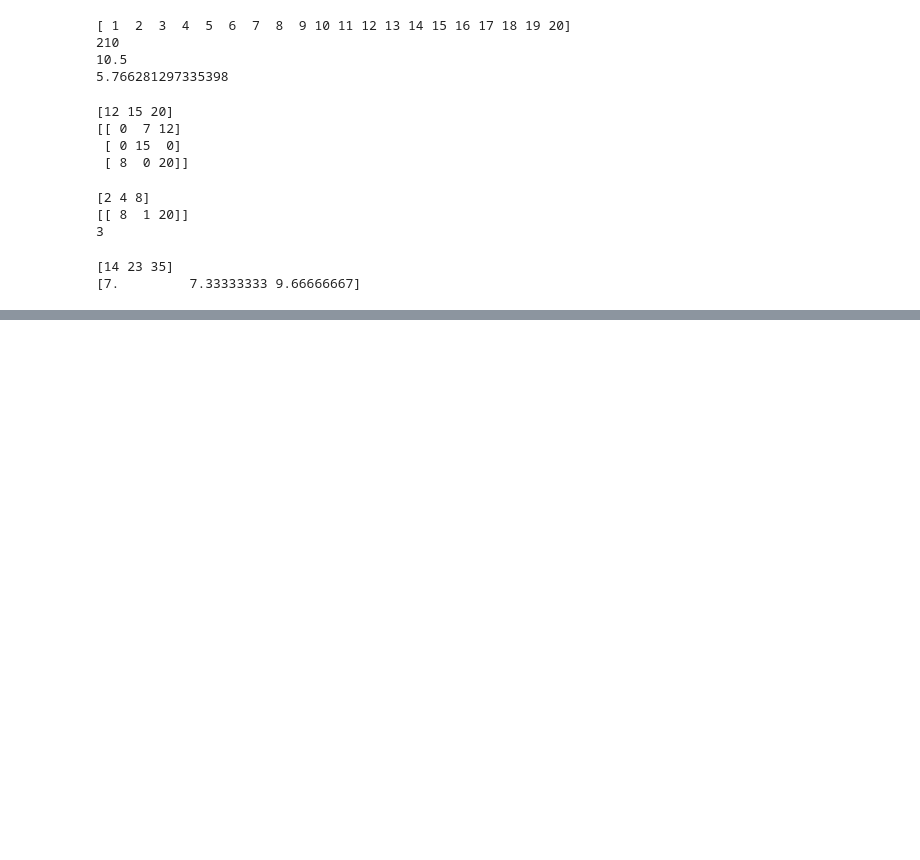
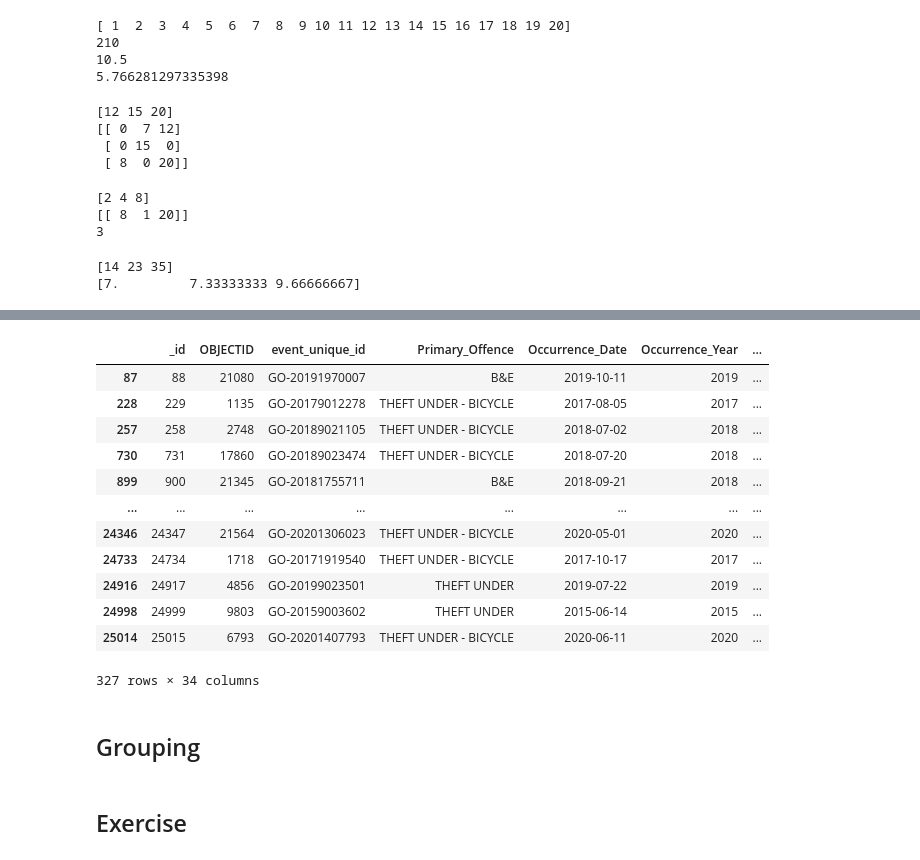
Before and after one commit to TheCodeGnome/python, a Jupyter notebook: session05.ipynb, the cells around one changed output, grey strips where cells are left out. Drawn from its saved outputs; the diff is of its cells as text; code cells hidden in the pictures; blank space fills up the shorter version.

Commit message:
pandas with exercise

```diff
--- a/session05.ipynb
+++ b/session05.ipynb
@@ -244,0 +440,20 @@ print(arr4.mean(axis=1))
+# %%
+# Filtering
+
+Models_to_keep = ["HYBRID","SIRRUS","ESCAPE"]
+# Filter using .loc[]
+df.loc[df["Bike_Model"].isin(Models_to_keep)]
+# %% [output]
+|  | _id | OBJECTID | event_unique_id | Primary_Offence | Occurrence_Date | Occurrence_Year | ... |
+| 87 | 88 | 21080 | GO-20191970007 | B&E | 2019-10-11 | 2019 | ... |
+| 228 | 229 | 1135 | GO-20179012278 | THEFT UNDER - BICYCLE | 2017-08-05 | 2017 | ... |
+| 257 | 258 | 2748 | GO-20189021105 | THEFT UNDER - BICYCLE | 2018-07-02 | 2018 | ... |
+| 730 | 731 | 17860 | GO-20189023474 | THEFT UNDER - BICYCLE | 2018-07-20 | 2018 | ... |
+| 899 | 900 | 21345 | GO-20181755711 | B&E | 2018-09-21 | 2018 | ... |
+| ... | ... | ... | ... | ... | ... | ... | ... |
+| 24346 | 24347 | 21564 | GO-20201306023 | THEFT UNDER - BICYCLE | 2020-05-01 | 2020 | ... |
+| 24733 | 24734 | 1718 | GO-20171919540 | THEFT UNDER - BICYCLE | 2017-10-17 | 2017 | ... |
+| 24916 | 24917 | 4856 | GO-20199023501 | THEFT UNDER | 2019-07-22 | 2019 | ... |
+| 24998 | 24999 | 9803 | GO-20159003602 | THEFT UNDER | 2015-06-14 | 2015 | ... |
+| 25014 | 25015 | 6793 | GO-20201407793 | THEFT UNDER - BICYCLE | 2020-06-11 | 2020 | ... |
+327 rows × 34 columns
@@ -244,0 +465,2 @@ print(arr4.mean(axis=1))
+# %% [markdown]
+## Grouping
@@ -244,0 +478,2 @@ print(arr4.mean(axis=1))
+# %% [markdown]
+## Exercise
```
Also changed, not shown: parts of 23 cells of this notebook, 2 other files.
